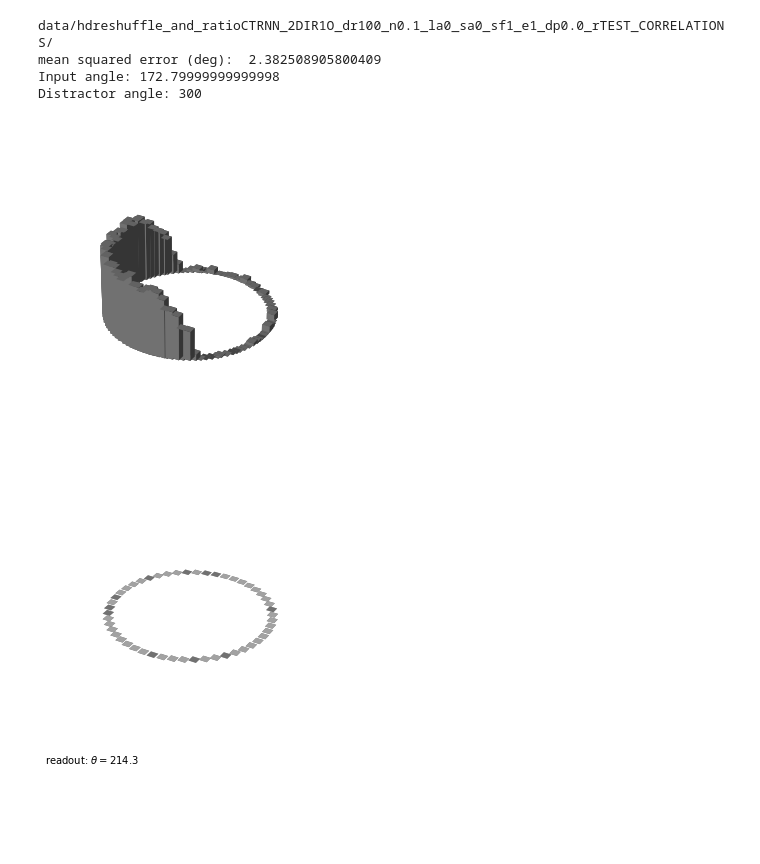
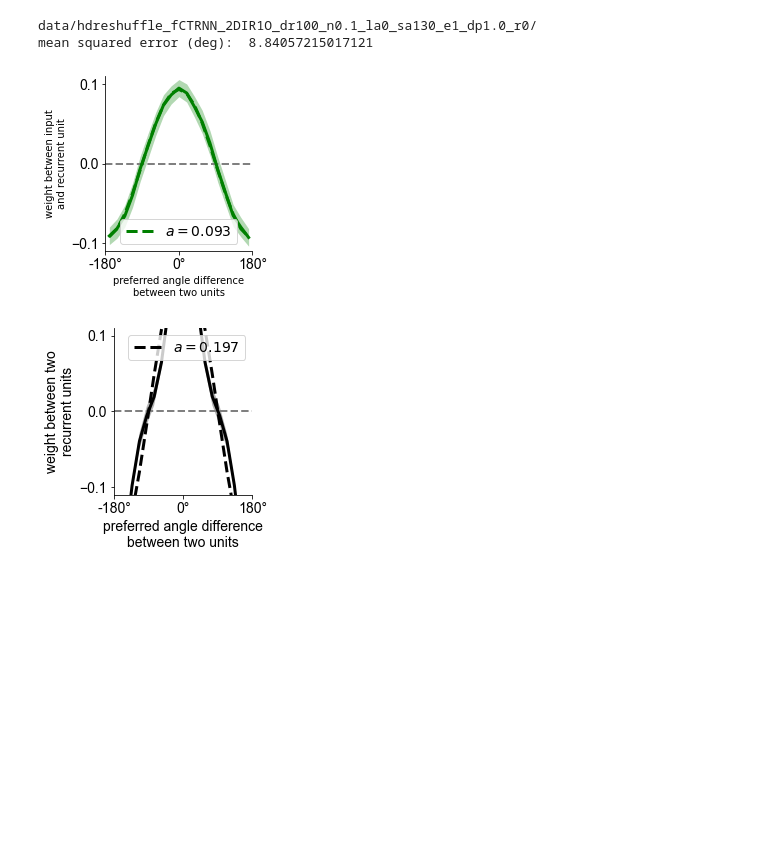
Before and after one commit to azaho/ccn_story3, a Jupyter notebook: example_networks_gifs.ipynb, the cells around one changed output. Saved outputs shown, nothing was run; the diff lists cells and outputs as text; code cells hidden in the pictures; blank space fills up the shorter version.

```diff
--- a/example_networks_gifs.ipynb
+++ b/example_networks_gifs.ipynb
@@ -23,10 +23,10 @@ running_from_data = True # True if code is running in the data folder next to th
 
 directories = [
     #f"data/hdinversionCTRNN_2DIR1O_dr100_n0.1_la0_e1_dp1.0_r0/",
-    #f"data/hdreshuffle_fCTRNN_2DIR1O_dr100_n0.1_la0_sa130_e1_dp1.0_r0/",
+    f"data/hdreshuffle_fCTRNN_2DIR1O_dr100_n0.1_la0_sa130_e1_dp1.0_r0/",
     #f"data/hdgatingCTRNN_2DIR1O_dr100_n0.1_la0_e1_dp1.0_r0/",
     #f"data/hdratioCTRNN_2DIR1O_dr100_n0.1_la0_e1_dp1.0_r0/"
-    f"data/hdreshuffle_and_ratioCTRNN_2DIR1O_dr100_n0.1_la0_sa0_sf1_e1_dp0.0_rTEST_CORRELATIONS/"
+    #f"data/hdreshuffle_and_ratioCTRNN_2DIR1O_dr100_n0.1_la0_sa0_sf1_e1_dp0.0_rTEST_CORRELATIONS/"
 ]
 
 figure_dir_prefix = "paper_figures/example_networks_gifs/"
@@ -530,37 +659,38 @@ for _directory in directories:
     DT_pref = prefs_1[t2-1][DT_i]
     R1_i = R1_i.clone()[torch.argsort(R1_pref)]
     R1_pref = R1_pref.clone()[torch.argsort(R1_pref)]
     R2_i = R2_i.clone()[torch.argsort(R2_pref)]
     R2_pref = R2_pref.clone()[torch.argsort(R2_pref)]
     DT_i = DT_i.clone()[torch.argsort(DT_pref)]
     DT_pref = DT_pref.clone()[torch.argsort(DT_pref)]
     order_indices = torch.cat((R1_i, DT_i, R2_i))
 
+
+    generate_functionalconnectivity_animation()
+    continue
+
     ##############################################################
     if 'inversion' in directory:
         generate_gif_animation_inv()
     elif 'gating' in directory:
         generate_gif_animation(gate=('gating' in directory))
     elif 'reshuffle_f' in directory:
         generate_gif_animation(distractor_angle=100)
     elif 'ratio' in directory:
         generate_gif_animation(distractor_angle=300)
     elif 'sa0_sf1' in directory:# no tricks networks
         generate_gif_animation(distractor_angle=300)
     mp4_file_with_pointer = create_task_progression_animation(
         delay0,
         delay1,
         delay2,
         show_direction_for,
         0
     )
 
     plt.close()
 # %% [output]
-data/hdreshuffle_and_ratioCTRNN_2DIR1O_dr100_n0.1_la0_sa0_sf1_e1_dp0.0_rTEST_CORRELATIONS/
-mean squared error (deg):  2.382508905800409
-Input angle: 172.79999999999998
-Distractor angle: 300
+data/hdreshuffle_fCTRNN_2DIR1O_dr100_n0.1_la0_sa130_e1_dp1.0_r0/
+mean squared error (deg):  8.84057215017121
-[figure, old version]
+[figure, new version]
-[figure, old version]
+[figure, new version]
-[figure, removed]
```
Also changed, not shown: parts of 1 cell of this notebook, 3 other files.
